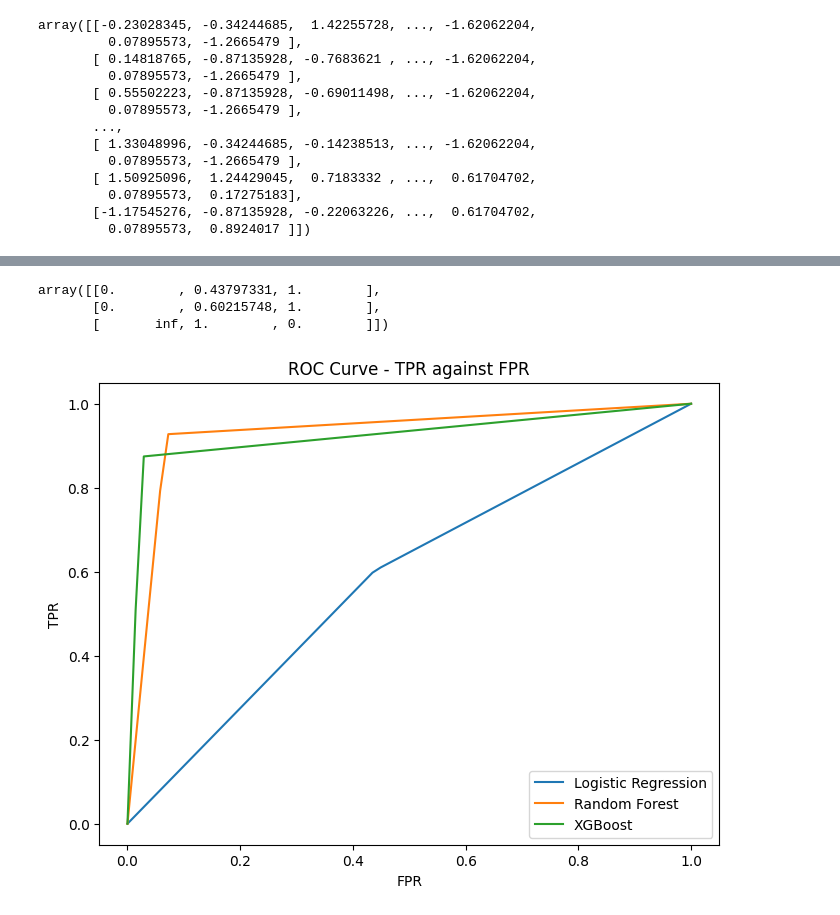
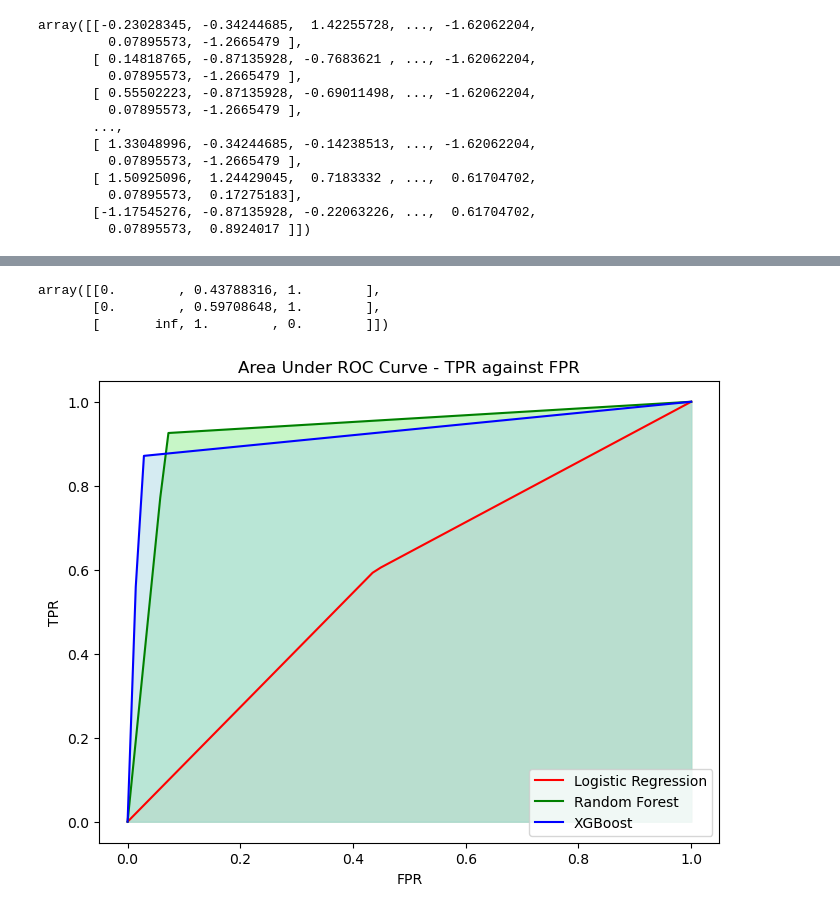
Before and after one commit to Chimmz/car-insurance-claim-prediction, a Jupyter notebook: car_insurance_model.ipynb, the cells around one changed output, grey strips where cells are left out. Cells and saved outputs as stored; diff of their text form; code cells hidden in the pictures.

```diff
--- a/car_insurance_model.ipynb
+++ b/car_insurance_model.ipynb
@@ -4,7 +4,7 @@ import numpy as np
 import matplotlib.pyplot as plt
 import seaborn as sns
 # %%
-df = pd.read_csv('/content/car_insurance_data.csv')
+df = pd.read_csv('./car_insurance_data.csv')
 df.head()
 # %% [output]
 |  | policy_id | policy_tenure | age_of_car | age_of_policyholder | area_cluster | population_density | make | ... |
@@ -481,8 +452,8 @@ X # numpy array
 from sklearn.preprocessing import StandardScaler
 
 scaler = StandardScaler()
-X = scaler.fit_transform(X)
-X
+X_scaled = scaler.fit_transform(X)
+X_scaled
 # %% [output]
 array([[-0.23028345, -0.34244685,  1.42255728, ..., -1.62062204,
          0.07895573, -1.2665479 ],
@@ -507,4 +478,4 @@ sns.countplot(x='is_claim', data=df)
 from imblearn.over_sampling import SMOTE
 
 smote = SMOTE()
-X, y = smote.fit_resample(X, y)
+X_scaled, y = smote.fit_resample(X_scaled, y)
@@ -539,6 +510,6 @@ from sklearn.ensemble import RandomForestClassifier
 from xgboost import XGBClassifier
 from sklearn.metrics import accuracy_score, recall_score, precision_score, roc_curve, f1_score, confusion_matrix, classification_report
 
-X_train, X_test, y_train, y_test = train_test_split(X, y, test_size=0.2, random_state=42)
+X_train, X_test, y_train, y_test = train_test_split(X_scaled, y, test_size=0.2, random_state=42)
 X_train
 # %% [output]
@@ -670,27 +658,34 @@ compare_model_metric('cost')
 # %%
 np.array(model_evals[0]['roc'])
 # %% [output]
-array([[0.        , 0.43797331, 1.        ],
-       [0.        , 0.60215748, 1.        ],
+array([[0.        , 0.43788316, 1.        ],
+       [0.        , 0.59708648, 1.        ],
        [       inf, 1.        , 0.        ]])
 # %%
 import matplotlib.pyplot as plt
 import numpy as np
 
 plt.figure(figsize=(8, 6))
 
-for eval in model_evals:
+colors = [('red', 'pink'),
+          ('green', 'lightgreen'),
+          ('blue', 'lightblue')]
+
+for i, eval in enumerate(model_evals):
     FPR, TPR, _ = eval['roc']
     FPR_fine = np.linspace(0, 1, 70)  # Increase number of points (1000 is just an example)
-    # Use interpolation to get the corresponding TPR values for the new FPR points
-    TPR_fine = np.interp(FPR_fine, FPR, TPR)
+    TPR_fine = np.interp(FPR_fine, FPR, TPR) # Use interpolation to get the corresponding TPR values for the new FPR points
 
-    plt.plot(FPR_fine, TPR_fine, label=eval['model'])
-    plt.title('ROC Curve - TPR against FPR');
+    clr, light_clr = colors[i]
+    # plt.plot(FPR_fine, TPR_fine, label=eval['model'])
+    sns.lineplot(x=FPR_fine, y=TPR_fine, color=clr, label=eval['model'])
+
+    plt.fill_between(FPR_fine, TPR_fine, color=light_clr, alpha=0.5)
+    plt.title('Area Under ROC Curve - TPR against FPR');
     plt.ylabel('TPR')
     plt.xlabel('FPR');
 
 plt.legend()
 plt.show();
 # %% [output]
-[figure, old version]
+[figure, new version]
```
Also changed, not shown: parts of 53 cells of this notebook, 2 other files.
